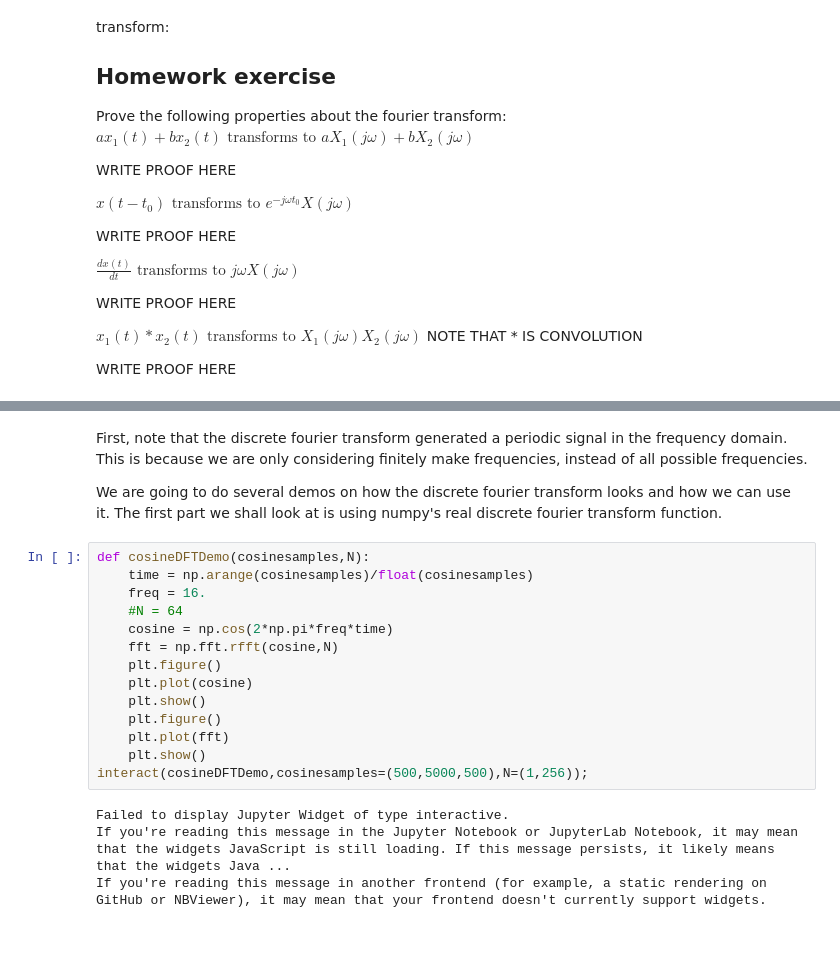
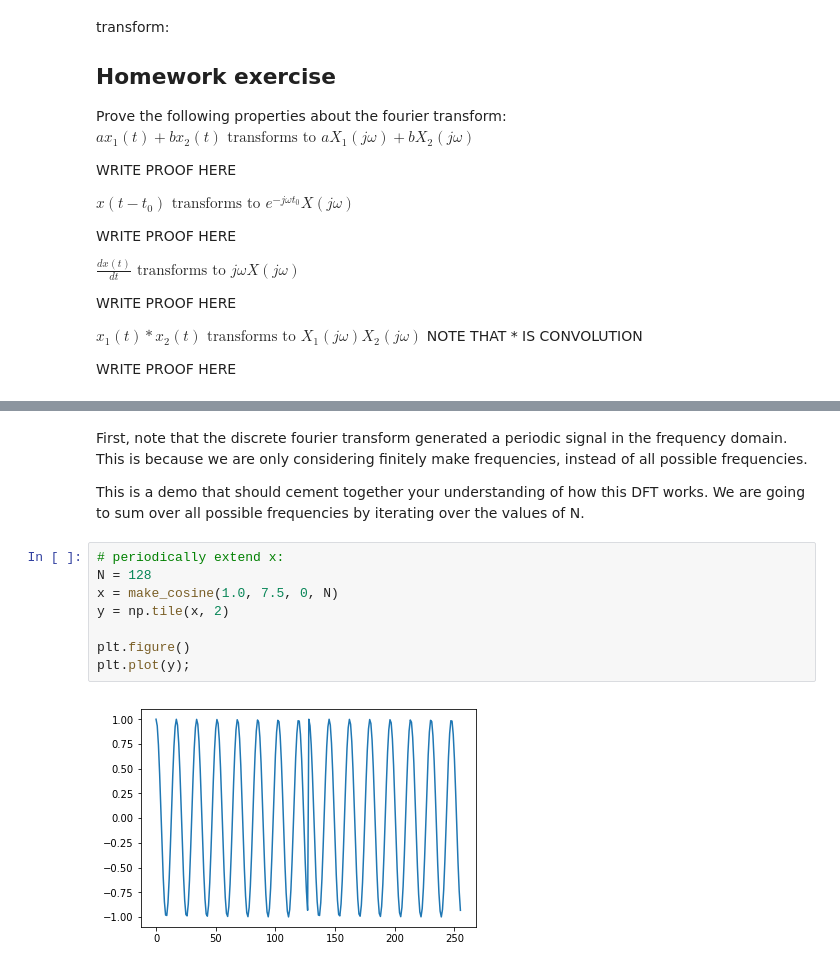
Before and after one commit to alexsludds/MIT-6.058-Notebook, a Jupyter notebook: 3 - Fourier Series and Fourier Transform.ipynb, the cells around one changed output, grey strips where cells are left out. Saved outputs shown, nothing was run; the diff lists cells and outputs as text; blank space fills up the shorter version.

Commit message:
Finished notebook 3

```diff
--- a/3 - Fourier Series and Fourier Transform.ipynb
+++ b/3 - Fourier Series and Fourier Transform.ipynb
@@ -85,23 +156,14 @@ We shall look at how this graphically relates to the standard Fourier Transform
 # %% [markdown]
 First, note that the discrete fourier transform generated a periodic signal in the frequency domain. This is because we are only considering finitely make frequencies, instead of all possible frequencies.
 
-We are going to do several demos on how the discrete fourier transform looks and how we can use it.
-The first part we shall look at is using numpy's real discrete fourier transform function.
+This is a demo that should cement together your understanding of how this DFT works. We are going to sum over all possible frequencies by iterating over the values of N.
-# %%
-def cosineDFTDemo(cosinesamples,N):
-    time = np.arange(cosinesamples)/float(cosinesamples)
-    freq = 16.
-    #N = 64
-    cosine = np.cos(2*np.pi*freq*time)
-    fft = np.fft.rfft(cosine,N)
-    plt.figure()
-    plt.plot(cosine)
-    plt.show()
-    plt.figure()
-    plt.plot(fft)
-    plt.show()
-interact(cosineDFTDemo,cosinesamples=(500,5000,500),N=(1,256));
-# %% [output]
-Failed to display Jupyter Widget of type interactive.
-If you're reading this message in the Jupyter Notebook or JupyterLab Notebook, it may mean that the widgets JavaScript is still loading. If this message persists, it likely means that the widgets Java ...
-If you're reading this message in another frontend (for example, a static rendering on GitHub or NBViewer), it may mean that your frontend doesn't currently support widgets.
+# %%
+# periodically extend x:
+N = 128
+x = make_cosine(1.0, 7.5, 0, N)
+y = np.tile(x, 2)
+
+plt.figure()
+plt.plot(y);
+# %% [output]
+[figure, added]
```
Also changed, not shown: parts of 30 cells of this notebook.
